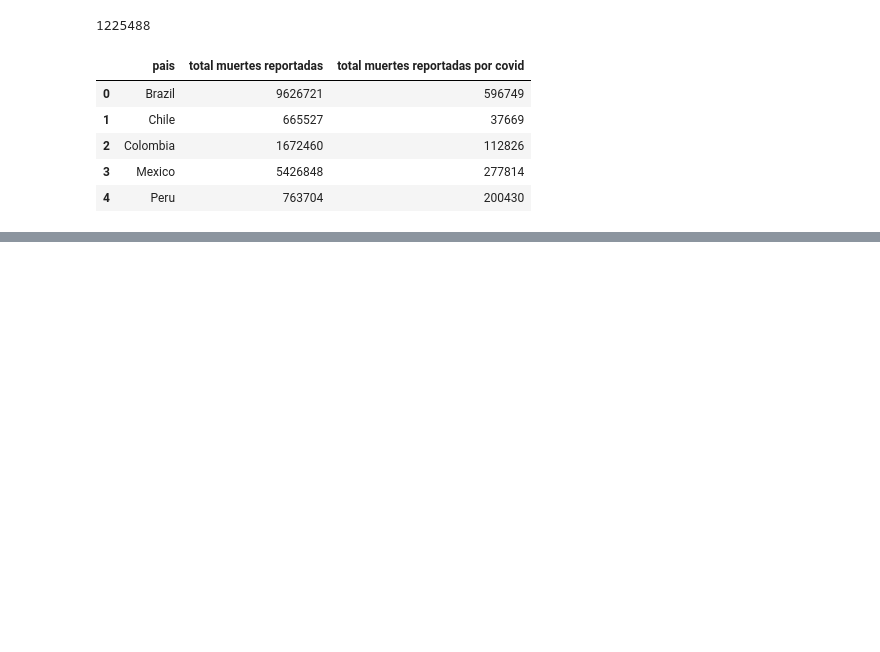
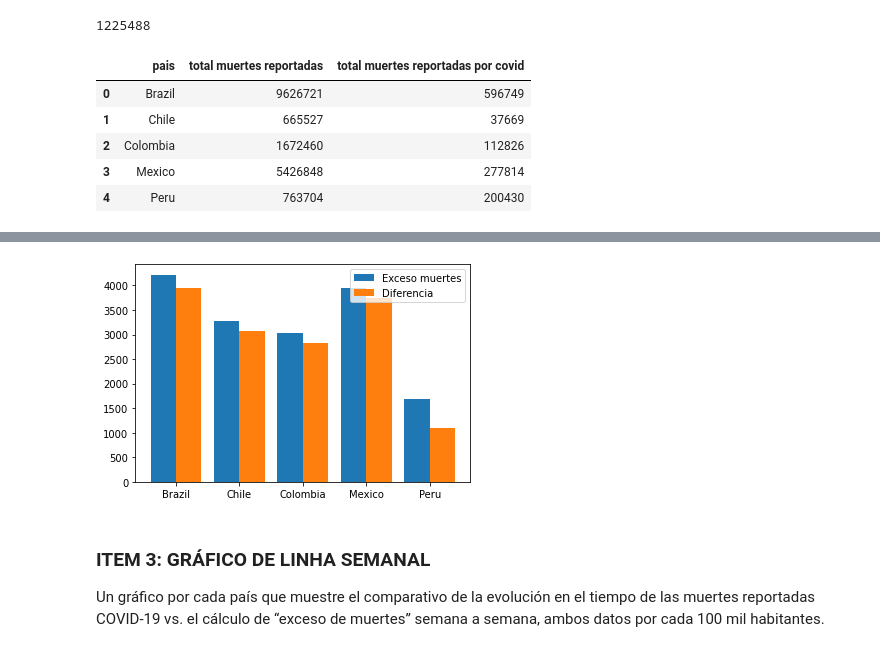
Before and after one commit to marcodeamicis/proyecto_covid, a Jupyter notebook: notebooks/1_business_and_data_understanding_amicis.ipynb, the cells around one changed output, grey strips where cells are left out. Cells and saved outputs as stored; diff of their text form; code cells hidden in the pictures; blank space fills up the shorter version.

```diff
--- a/notebooks/1_business_and_data_understanding_amicis.ipynb
+++ b/notebooks/1_business_and_data_understanding_amicis.ipynb
@@ -52,0 +127,25 @@ df_muertes_agg.merge(df_poblacion, how='left', left_on='pais', right_on='Pais')
+# %%
+x_axis = np.arange(len(x))
+
+# Multi bar Chart
+
+plt.bar(x_axis -0.2, y['exceso muertes por cada 100.000 hab'], width=0.4, label = 'Exceso muertes')
+plt.bar(x_axis +0.2, y['diferencia entre cifras'], width=0.4, label = 'Diferencia')
+
+# Xticks
+
+plt.xticks(x_axis, x)
+
+# Add legend
+
+plt.legend(loc='upper right')
+
+# Display
+
+plt.show()
+# %% [output]
+[figure, added]
+# %% [markdown]
+### ITEM 3: GRÁFICO DE LINHA SEMANAL
+
+Un gráfico por cada país que muestre el comparativo de la evolución en el tiempo de las muertes reportadas COVID-19 vs. el cálculo de “exceso de muertes” semana a semana, ambos datos por cada 100 mil habitantes.
```
Also changed, not shown: parts of 18 cells of this notebook.
